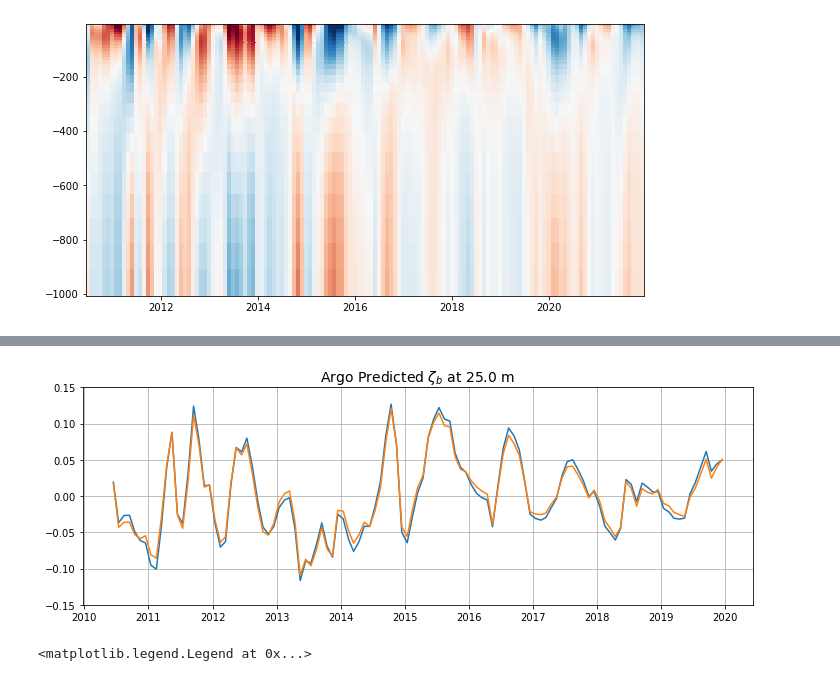
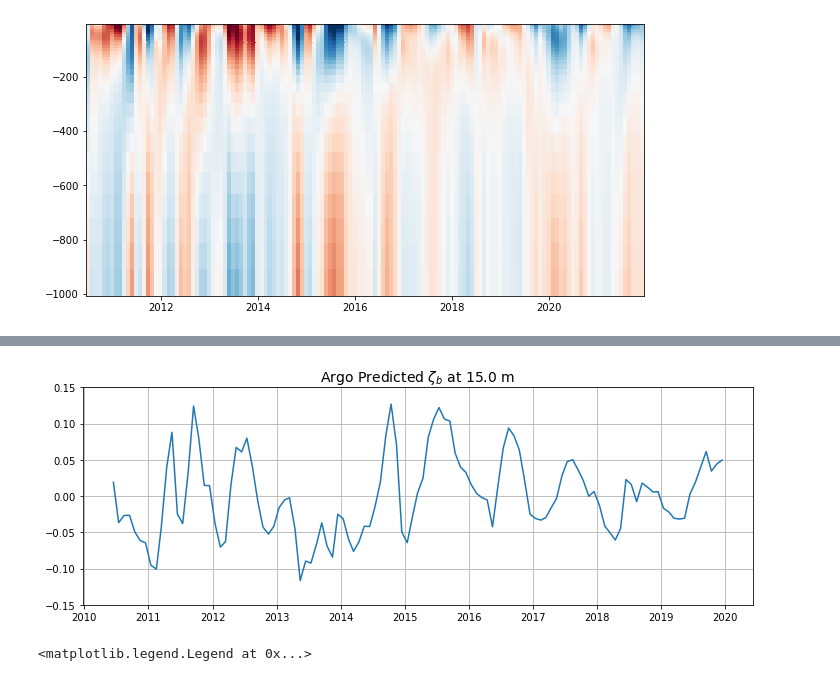
Before and after one commit to jakesteinberg/nasa_ostst, a Jupyter notebook: argo_landerer.ipynb, the cells around one changed output, grey strips where cells are left out. Cells and saved outputs as stored; diff of their text form; code cells hidden in the pictures.

```diff
--- a/argo_landerer.ipynb
+++ b/argo_landerer.ipynb
@@ -278,12 +274,12 @@ test = (deltapbz_total.sel(time=slice(t_l_s, t_l_e)) - deltapbz_total.sel(time=s
 p_l_test = test.polyfit(dim='time', deg=1)
 p_l_test = (p_l_test.isel(degree=0).polyfit_coefficients)*1e9*60*60*24*365
 # %%
-d_i = 2
+d_i = 1
 f, ax = plt.subplots(1,1,figsize=(12,4))
-ax.plot(deltapbz_total.time.sel(time=slice(t_s, t_e)).data,test[1,:])
+# ax.plot(deltapbz_total.time.sel(time=slice(t_s, t_e)).data,test[1,:])
 ax.plot(deltapbz_total.time.sel(time=slice(t_s, t_e)).data,test[d_i,:])
 ax.set_title(r'Argo Predicted $\zeta_b$ at ' + str(-1*v_cell_z[d_i].data) + ' m', fontsize=14)
 ax.set_ylim([-0.15,0.15])
 ax.grid()
 # %% [output]
-[figure, old version]
+[figure, new version]
```
Also changed, not shown: parts of 2 cells of this notebook, 2 other files.
